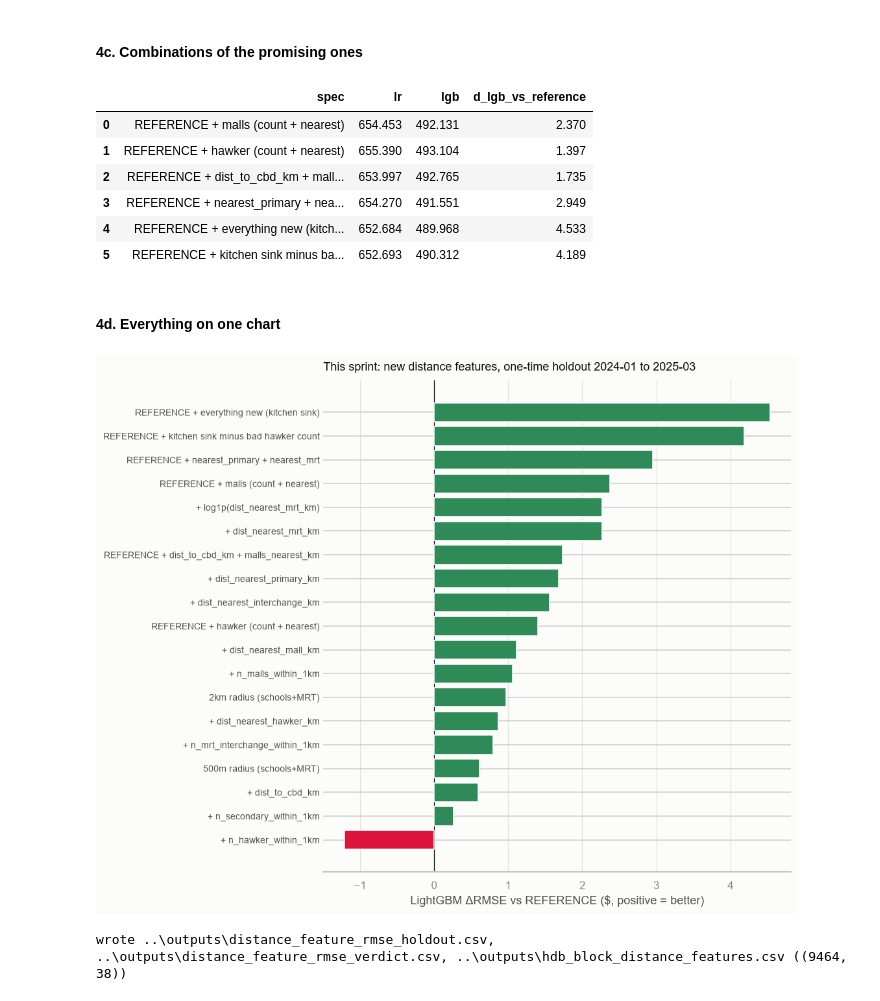
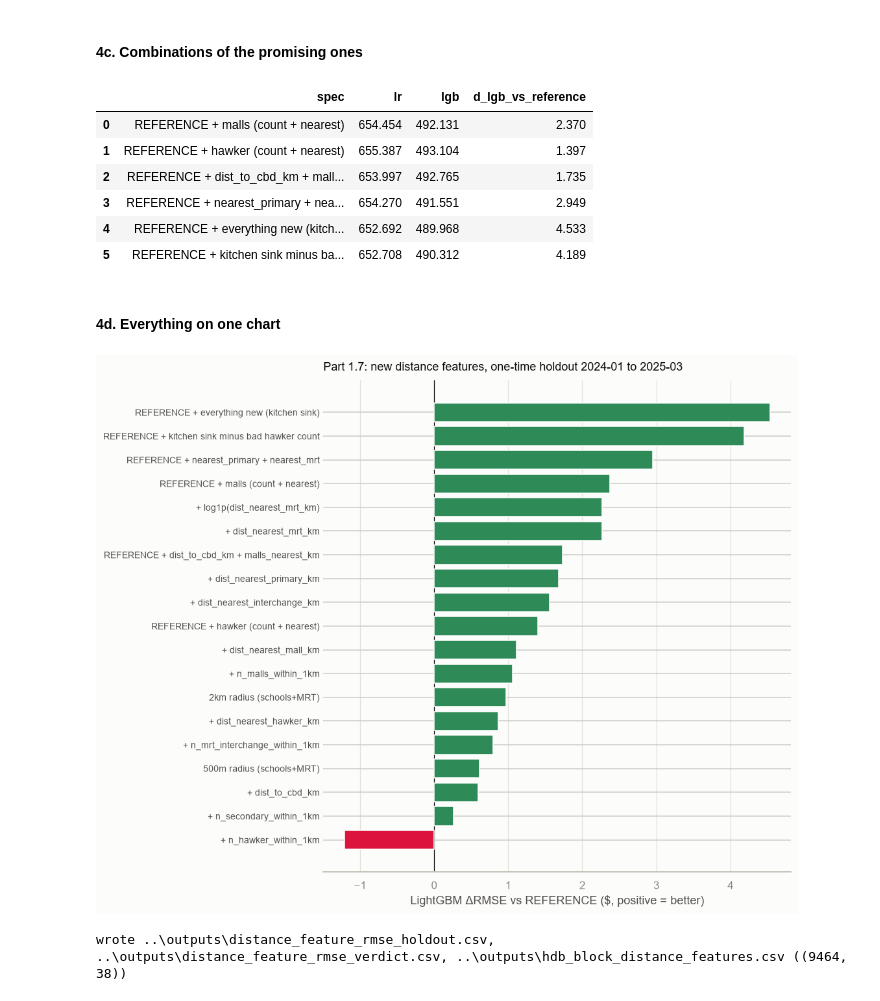
Before and after one commit to sidneyting/hdb-rentals, a Jupyter notebook: notebooks/1_eda_preprocessing.ipynb, the cells around one changed output. Drawn from its saved outputs; the diff is of its cells as text; code cells hidden in the pictures.

```diff
--- a/notebooks/1_eda_preprocessing.ipynb
+++ b/notebooks/1_eda_preprocessing.ipynb
@@ -4145,7 +4139,7 @@ fig.patch.set_facecolor(SURFACE); ax.set_facecolor(SURFACE)
 ax.barh(plot["spec"], plot["d_lgb"], color=np.where(plot["d_lgb"] >= 0, GOOD, BAD), zorder=3)
 ax.axvline(0, color=INK, lw=0.8)
 ax.set_xlabel("LightGBM ΔRMSE vs BASE ($, positive = better)", color=INK_SECONDARY)
-ax.set_title("Last meeting: one-time holdout, 2024-01 to 2025-03", color=INK, fontsize=12, loc="left", pad=10)
+ax.set_title("Part 1.6: one-time holdout, 2024-01 to 2025-03", color=INK, fontsize=12, loc="left", pad=10)
 for s in ["top", "right", "left"]:
     ax.spines[s].set_visible(False)
 ax.spines["bottom"].set_color(BASELINE)
@@ -4154,7 +4148,7 @@ ax.tick_params(axis="x", colors=INK_MUTED)
 ax.xaxis.grid(True, color=GRID, linewidth=0.8, zorder=0)
 ax.set_axisbelow(True)
 plt.tight_layout()
-plt.savefig(FIG_DIR / "06_distance_features_recap.png", dpi=150, bbox_inches="tight")
+plt.savefig(FIG_DIR / "part1_7_recap.png", dpi=150, bbox_inches="tight")
 plt.show()
 verdict
 # %% [output]
@@ -4485,7 +4478,7 @@ def eval_spec(name, extra):
     return {"spec": name, "lr": fit_lr(fit_df, val_df, extra), "lgb": fit_lgb(fit_df, val_df, extra)}
 
 
-reference = eval_spec("REFERENCE (last meeting's pick)", REFERENCE)
+reference = eval_spec("REFERENCE (Part 1.6's pick)", REFERENCE)
 print(f"REFERENCE  LR={reference['lr']:.3f}  LightGBM={reference['lgb']:.3f}")
 # %% [output]
 fit n=105,837   val n=44,163
@@ -4495,7 +4488,7 @@ REFERENCE  LR=655.577  LightGBM=494.501
 # %%
 RADIUS_SWAPS = [
     ("500m radius (schools+MRT)", ["MAX_FLOOR", "primary_within_500m", "mrt_within_500m"]),
-    ("REFERENCE (1km, last meeting)", REFERENCE),
+    ("REFERENCE (1km, Part 1.6)", REFERENCE),
     ("2km radius (schools+MRT)", ["MAX_FLOOR", "primary_within_2km", "mrt_within_2km"]),
 ]
 radius_rows = [eval_spec(n, e) for n, e in RADIUS_SWAPS]
@@ -4591,37 +4584,37 @@ combos_df["d_lgb_vs_reference"] = reference["lgb"] - combos_df["lgb"]
 combos_df[["spec", "lr", "lgb", "d_lgb_vs_reference"]]
 # %% [output]
 |  | spec | lr | lgb | d_lgb_vs_reference |
-| 0 | REFERENCE + malls (count + nearest) | 654.453 | 492.131 | 2.370 |
-| 1 | REFERENCE + hawker (count + nearest) | 655.390 | 493.104 | 1.397 |
+| 0 | REFERENCE + malls (count + nearest) | 654.454 | 492.131 | 2.370 |
+| 1 | REFERENCE + hawker (count + nearest) | 655.387 | 493.104 | 1.397 |
 | 2 | REFERENCE + dist_to_cbd_km + mall... | 653.997 | 492.765 | 1.735 |
 | 3 | REFERENCE + nearest_primary + nea... | 654.270 | 491.551 | 2.949 |
-| 4 | REFERENCE + everything new (kitch... | 652.684 | 489.968 | 4.533 |
-| 5 | REFERENCE + kitchen sink minus ba... | 652.693 | 490.312 | 4.189 |
+| 4 | REFERENCE + everything new (kitch... | 652.692 | 489.968 | 4.533 |
+| 5 | REFERENCE + kitchen sink minus ba... | 652.708 | 490.312 | 4.189 |
 # %% [markdown]
 #### 4d. Everything on one chart
 # %%
 all_results = pd.concat([radius_df.iloc[[0, 2]], singles_df, combos_df], ignore_index=True)
 all_results = all_results.sort_values("d_lgb_vs_reference")
 
 fig, ax = plt.subplots(figsize=(10, 8))
 fig.patch.set_facecolor(SURFACE); ax.set_facecolor(SURFACE)
 ax.barh(all_results["spec"], all_results["d_lgb_vs_reference"],
         color=np.where(all_results["d_lgb_vs_reference"] >= 0, GOOD, BAD), zorder=3)
 ax.axvline(0, color=INK, lw=0.8)
 ax.set_xlabel("LightGBM ΔRMSE vs REFERENCE ($, positive = better)", color=INK_SECONDARY)
-ax.set_title("This sprint: new distance features, one-time holdout 2024-01 to 2025-03", color=INK, fontsize=12, loc="left", pad=10)
+ax.set_title("Part 1.7: new distance features, one-time holdout 2024-01 to 2025-03", color=INK, fontsize=12, loc="left", pad=10)
 for s in ["top", "right", "left"]:
     ax.spines[s].set_visible(False)
 ax.spines["bottom"].set_color(BASELINE)
 ax.tick_params(axis="y", length=0, colors=INK_SECONDARY, labelsize=9)
 ax.tick_params(axis="x", colors=INK_MUTED)
 ax.xaxis.grid(True, color=GRID, linewidth=0.8, zorder=0)
 ax.set_axisbelow(True)
 plt.tight_layout()
-plt.savefig(FIG_DIR / "06_distance_features_verdict.png", dpi=150, bbox_inches="tight")
+plt.savefig(FIG_DIR / "part1_7_verdict.png", dpi=150, bbox_inches="tight")
 plt.show()
 # %% [output]
-[figure, old version]
+[figure, new version]
 # %%
 def flag(delta):
     if delta > 0.15:
```
Also changed, not shown: parts of 66 cells of this notebook, 49 other files.
